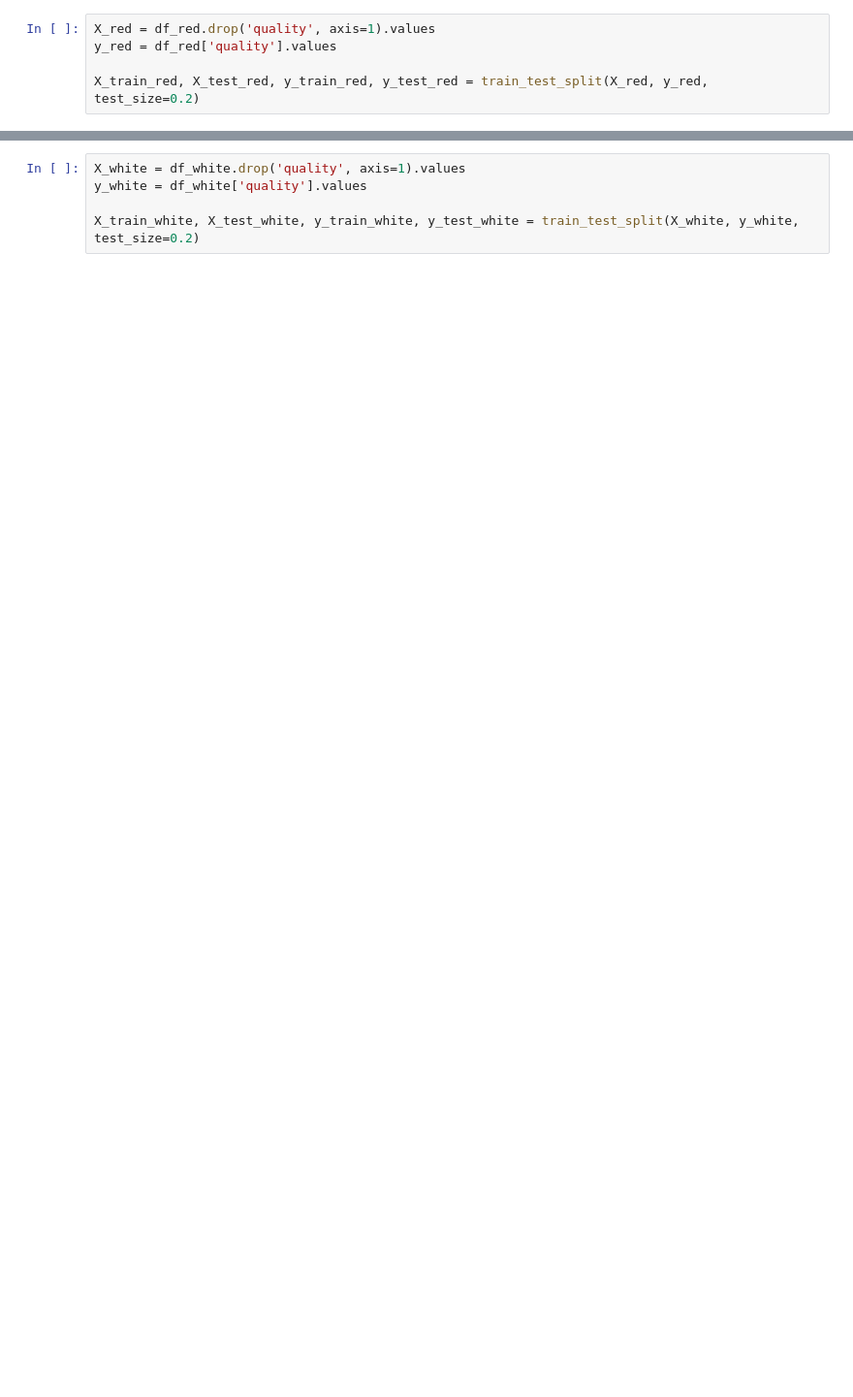
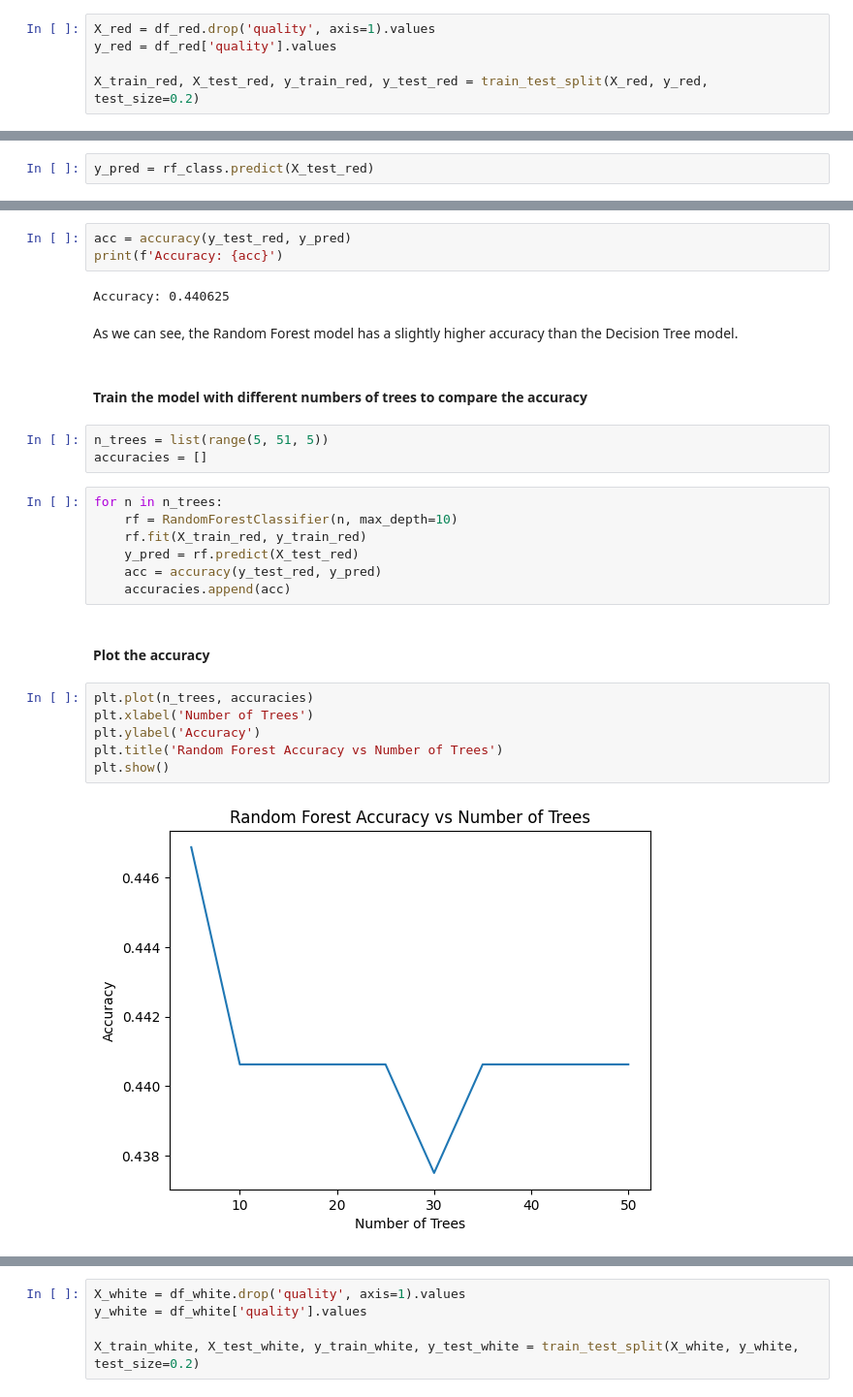
Before and after one commit to Kamal578/AI_Project_2024, a Jupyter notebook: main.ipynb, the cells around one changed output, grey strips where cells are left out. Shown at 97% size. Drawn from its saved outputs; the diff is of its cells as text; blank space fills up the shorter version.

```diff
--- a/main.ipynb
+++ b/main.ipynb
@@ -21,0 +70,2 @@ X_train_red, X_test_red, y_train_red, y_test_red = train_test_split(X_red, y_red
+# %%
+y_pred = rf_class.predict(X_test_red)
@@ -21,0 +74,29 @@ X_train_red, X_test_red, y_train_red, y_test_red = train_test_split(X_red, y_red
+# %%
+acc = accuracy(y_test_red, y_pred)
+print(f'Accuracy: {acc}')
+# %% [output]
+Accuracy: 0.440625
+# %% [markdown]
+As we can see, the Random Forest model has a slightly higher accuracy than the Decision Tree model.
+# %% [markdown]
+#### Train the model with different numbers of trees to compare the accuracy
+# %%
+n_trees = list(range(5, 51, 5))
+accuracies = []
+# %%
+for n in n_trees:
+    rf = RandomForestClassifier(n, max_depth=10)
+    rf.fit(X_train_red, y_train_red)
+    y_pred = rf.predict(X_test_red)
+    acc = accuracy(y_test_red, y_pred)
+    accuracies.append(acc)
+# %% [markdown]
+#### Plot the accuracy
+# %%
+plt.plot(n_trees, accuracies)
+plt.xlabel('Number of Trees')
+plt.ylabel('Accuracy')
+plt.title('Random Forest Accuracy vs Number of Trees')
+plt.show()
+# %% [output]
+[figure, added]
```
Also changed, not shown: parts of 100 cells of this notebook, 3 other files.
